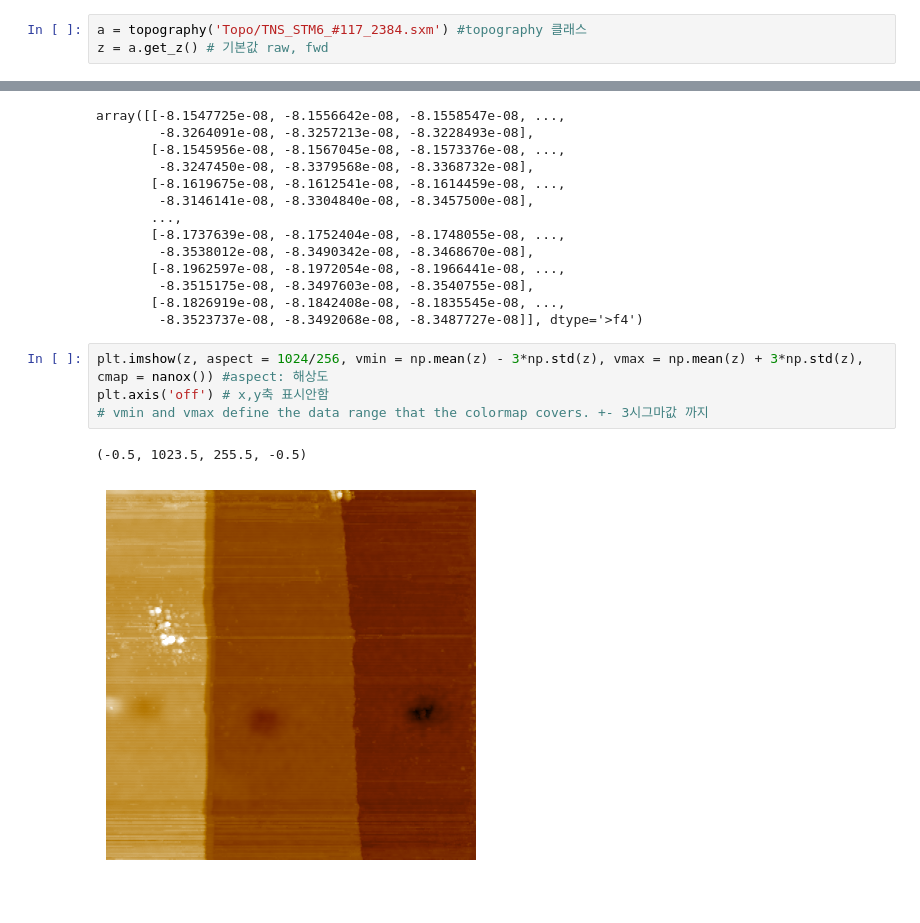
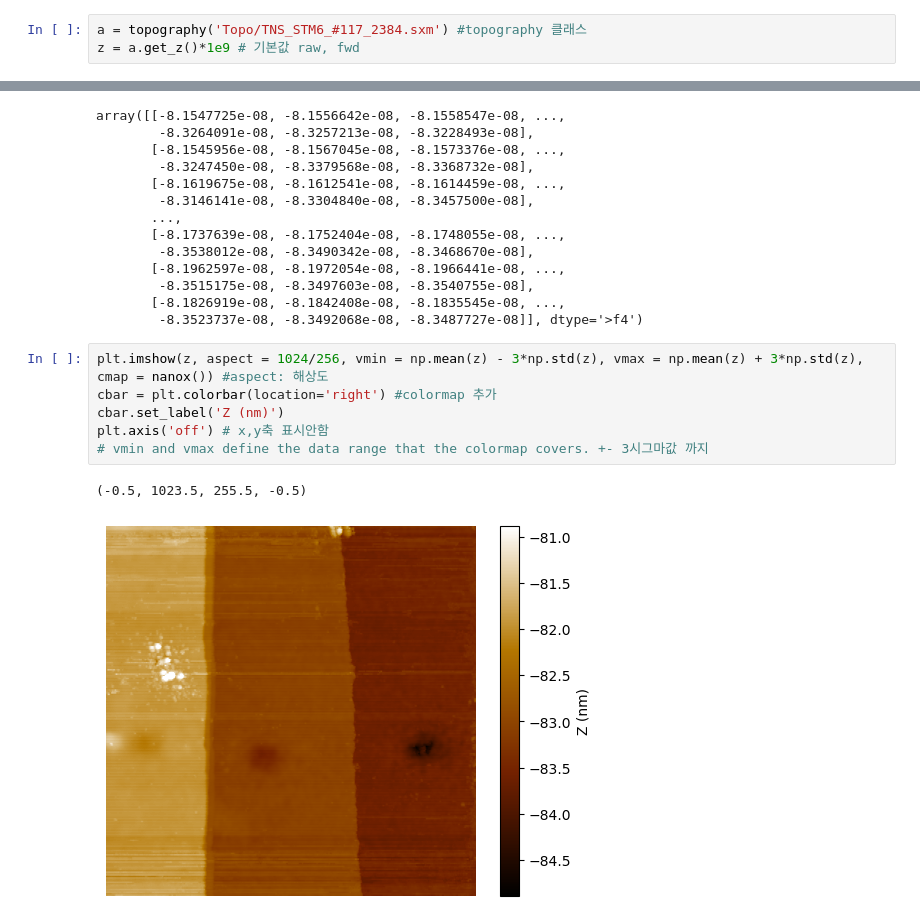
Before and after one commit to lemonmelon9/python_prac, a Jupyter notebook: topo_imaging_prac.ipynb, the cells around one changed output, grey strips where cells are left out. Drawn from its saved outputs; the diff is of its cells as text.

Commit message:
Add files via upload
colorbar 추가

```diff
--- a/topo_imaging_prac.ipynb
+++ b/topo_imaging_prac.ipynb
@@ -5,7 +5,7 @@ import matplotlib.pyplot as plt
 from package_utils.cmap_custom import nanox #custom color 로드
 # %%
 a = topography('Topo/TNS_STM6_#117_2384.sxm') #topography 클래스
-z = a.get_z() # 기본값 raw, fwd
+z = a.get_z()*1e9 # 기본값 raw, fwd
 # %%
 a.fname #파일 이름
 # %% [output]
@@ -30,9 +30,11 @@ array([[-8.1547725e-08, -8.1556642e-08, -8.1558547e-08, ...,
         -8.3523737e-08, -8.3492068e-08, -8.3487727e-08]], dtype='>f4')
 # %%
 plt.imshow(z, aspect = 1024/256, vmin = np.mean(z) - 3*np.std(z), vmax = np.mean(z) + 3*np.std(z), cmap = nanox()) #aspect: 해상도
+cbar = plt.colorbar(location='right') #colormap 추가
+cbar.set_label('Z (nm)')
 plt.axis('off') # x,y축 표시안함
 # vmin and vmax define the data range that the colormap covers. +- 3시그마값 까지
 # %% [output]
 (-0.5, 1023.5, 255.5, -0.5)
-[figure, old version]
+[figure, new version]
 # %%
```
Also changed, not shown: parts of 8 cells of this notebook, 1 other file.
